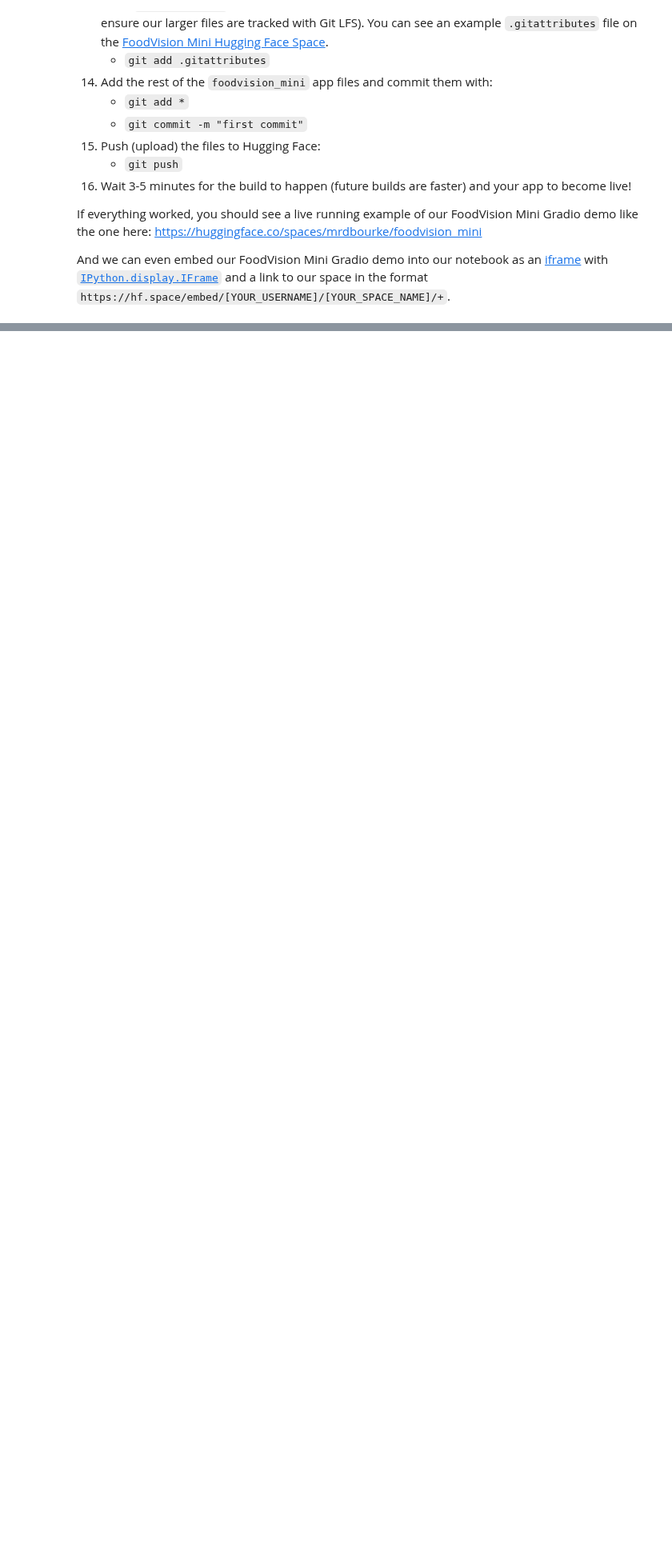
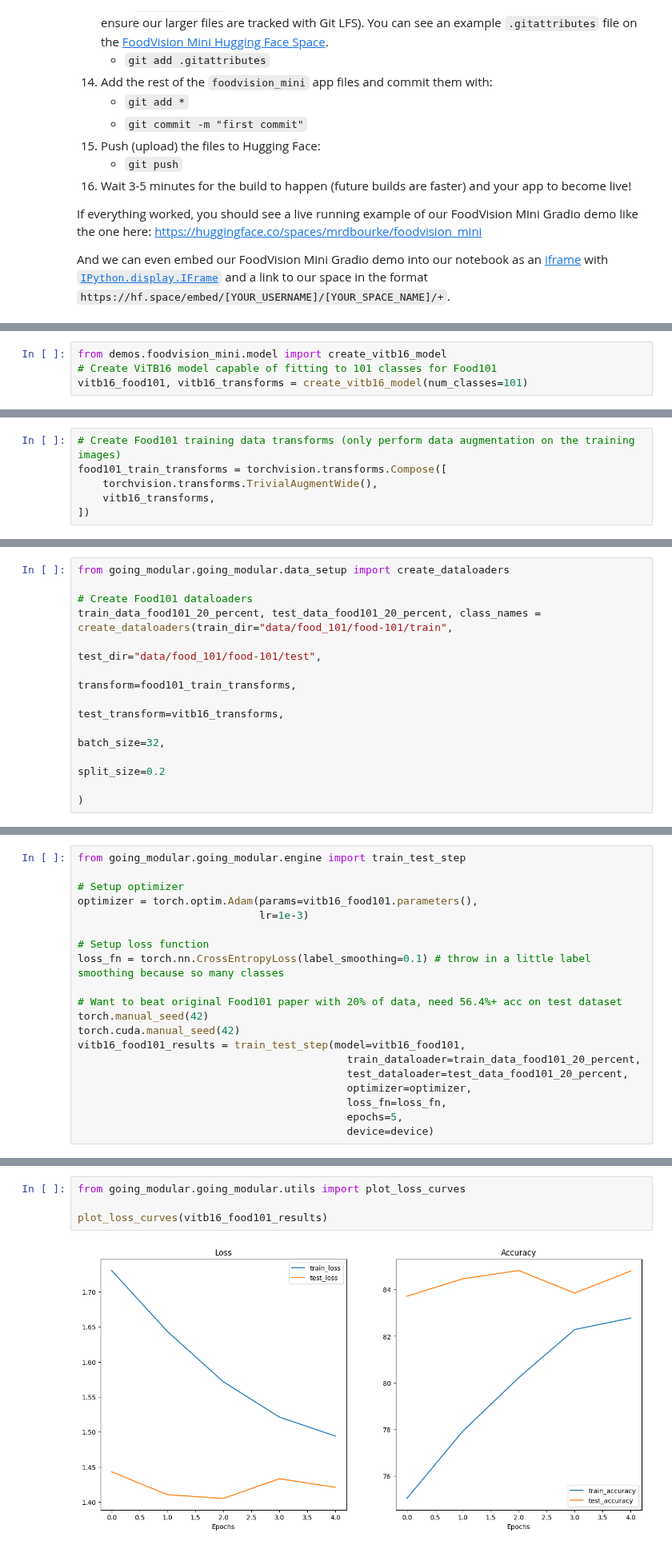
Before and after one commit to JoachimLombardi/Portfolio, a Jupyter notebook: Deep Learning/PyTorch/Classification/Computer vision/09_pytorch_model_deployment.ipynb, the cells around one changed output, grey strips where cells are left out. Shown at 80% size. Cells and saved outputs as stored; diff of their text form; blank space fills up the shorter version.

```diff
--- a/Deep Learning/PyTorch/Classification/Computer vision/09_pytorch_model_deployment.ipynb
+++ b/Deep Learning/PyTorch/Classification/Computer vision/09_pytorch_model_deployment.ipynb
@@ -1254,0 +1292,4 @@ And we can even embed our FoodVision Mini Gradio demo into our notebook as an [i
+# %%
+from demos.foodvision_mini.model import create_vitb16_model
+# Create ViTB16 model capable of fitting to 101 classes for Food101
+vitb16_food101, vitb16_transforms = create_vitb16_model(num_classes=101)
@@ -1254,0 +1332,6 @@ And we can even embed our FoodVision Mini Gradio demo into our notebook as an [i
+# %%
+# Create Food101 training data transforms (only perform data augmentation on the training images)
+food101_train_transforms = torchvision.transforms.Compose([
+    torchvision.transforms.TrivialAugmentWide(),
+    vitb16_transforms,
+])
@@ -1254,0 +1378,11 @@ And we can even embed our FoodVision Mini Gradio demo into our notebook as an [i
+# %%
+from going_modular.going_modular.data_setup import create_dataloaders
+
+# Create Food101 dataloaders
+train_data_food101_20_percent, test_data_food101_20_percent, class_names = create_dataloaders(train_dir="data/food_101/food-101/train",
+                                                                                              test_dir="data/food_101/food-101/test",
+                                                                                              transform=food101_train_transforms,
+                                                                                              test_transform=vitb16_transforms,
+                                                                                              batch_size=32,
+                                                                                              split_size=0.2
+                                                                                             )
@@ -1254,0 +1480,20 @@ And we can even embed our FoodVision Mini Gradio demo into our notebook as an [i
+# %%
+from going_modular.going_modular.engine import train_test_step
+
+# Setup optimizer
+optimizer = torch.optim.Adam(params=vitb16_food101.parameters(),
+                             lr=1e-3)
+
+# Setup loss function
+loss_fn = torch.nn.CrossEntropyLoss(label_smoothing=0.1) # throw in a little label smoothing because so many classes
+
+# Want to beat original Food101 paper with 20% of data, need 56.4%+ acc on test dataset
+torch.manual_seed(42)
+torch.cuda.manual_seed(42)
+vitb16_food101_results = train_test_step(model=vitb16_food101,
+                                           train_dataloader=train_data_food101_20_percent,
+                                           test_dataloader=test_data_food101_20_percent,
+                                           optimizer=optimizer,
+                                           loss_fn=loss_fn,
+                                           epochs=5,
+                                           device=device)
@@ -1254,0 +1532,6 @@ And we can even embed our FoodVision Mini Gradio demo into our notebook as an [i
+# %%
+from going_modular.going_modular.utils import plot_loss_curves
+
+plot_loss_curves(vitb16_food101_results)
+# %% [output]
+[figure, added]
```
Also changed, not shown: parts of 32 cells of this notebook, 11 other files.
